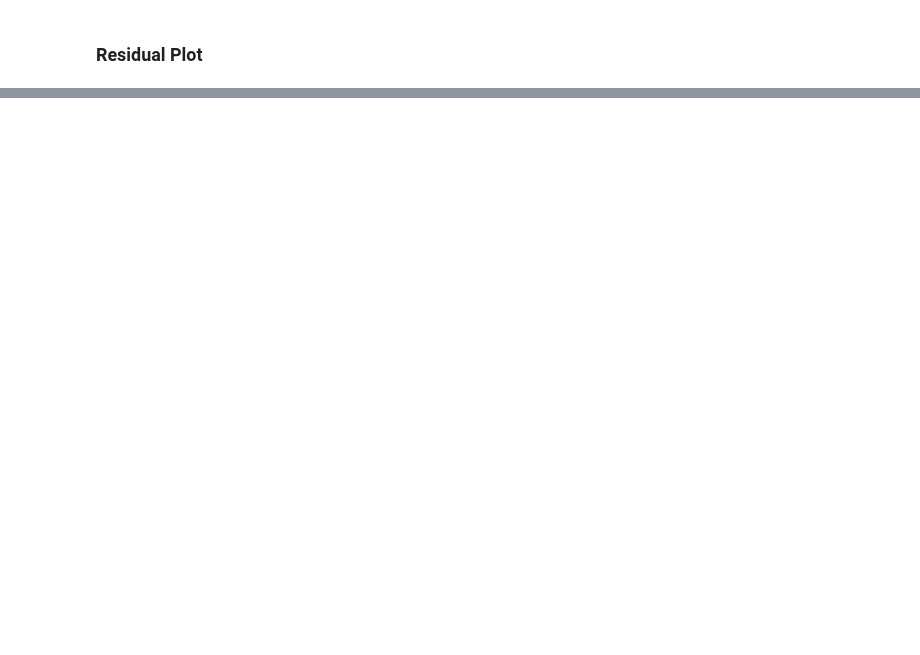
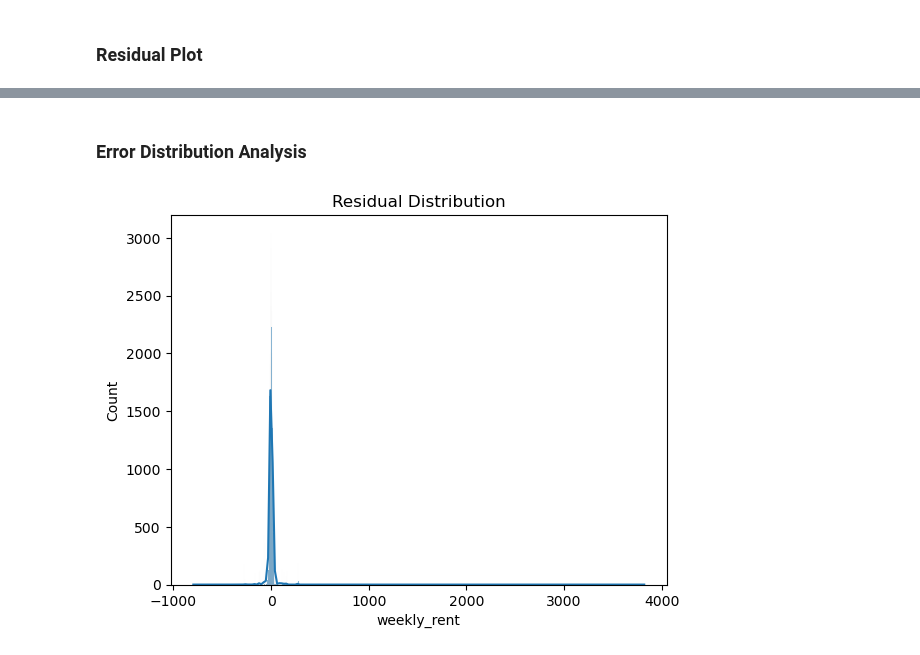
Before and after one commit to MAST30034-AppliedDataScience/project-2-group-real-estate-industry-project-16, a Jupyter notebook: models/LightGBM.ipynb, the cells around one changed output, grey strips where cells are left out. Drawn from its saved outputs; the diff is of its cells as text; code cells hidden in the pictures; blank space fills up the shorter version.

```diff
--- a/models/LightGBM.ipynb
+++ b/models/LightGBM.ipynb
@@ -219,0 +229,9 @@ plt.show()  # Display the plot
+# %% [markdown]
+### Error Distribution Analysis
+# %%
+import seaborn as sns
+sns.histplot(residuals, kde=True)
+plt.title('Residual Distribution')
+plt.show()
+# %% [output]
+[figure, added]
```
Also changed, not shown: parts of 7 cells of this notebook, 2 other files.
